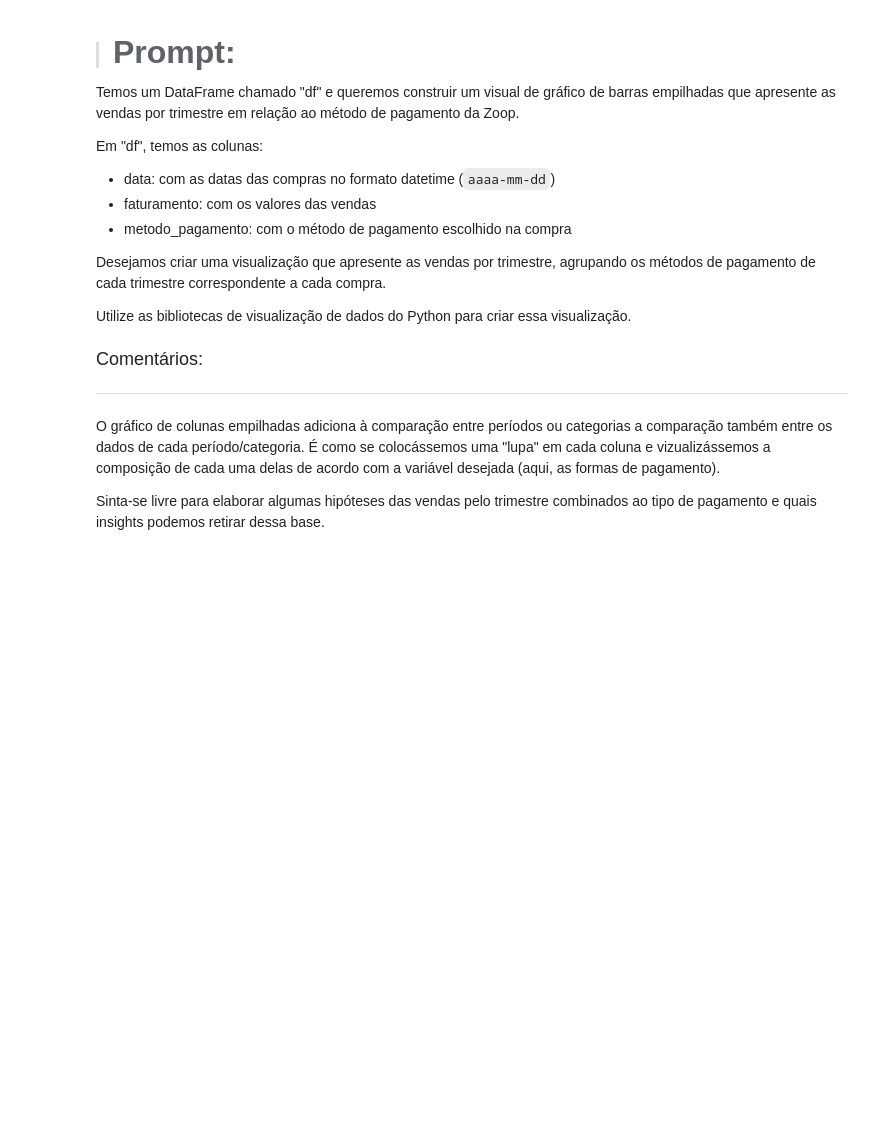
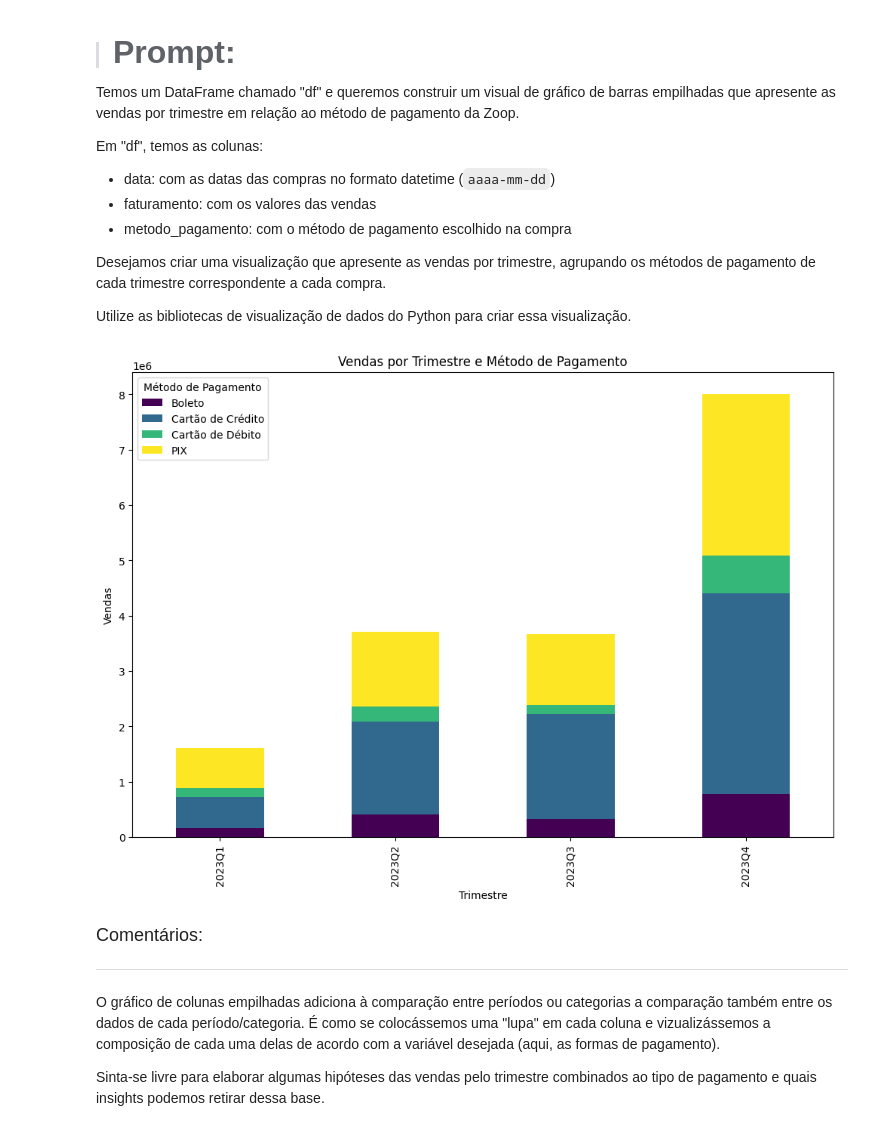
Before and after one commit to matheusnleite/ONE, a Jupyter notebook: IA-em-data-science/Projeto_Inicial_IA_aplicada_a_Data_Science.ipynb, the cells around one changed output. Saved outputs shown, nothing was run; the diff lists cells and outputs as text; code cells hidden in the pictures; blank space fills up the shorter version.

```diff
--- a/IA-em-data-science/Projeto_Inicial_IA_aplicada_a_Data_Science.ipynb
+++ b/IA-em-data-science/Projeto_Inicial_IA_aplicada_a_Data_Science.ipynb
@@ -518,6 +617,31 @@ Em "df", temos as colunas:
 Desejamos criar uma visualização que apresente as vendas por trimestre, agrupando os métodos de pagamento de cada trimestre correspondente a cada compra.
 
 Utilize as bibliotecas de visualização de dados do Python para criar essa visualização.
+# %%
+import pandas as pd
+import matplotlib.pyplot as plt
+
+# Supondo que você tenha o DataFrame "df" carregado
+
+# Converter a coluna 'data' para o formato datetime, se ainda não estiver
+df['data'] = pd.to_datetime(df['data'])
+
+# Criar uma nova coluna para identificar o trimestre
+df['trimestre'] = df['data'].dt.to_period('Q')
+
+# Agrupar por trimestre e método de pagamento, somando o faturamento
+vendas_por_trimestre = df.groupby(['trimestre', 'metodo_pagamento'])['faturamento'].sum().unstack()
+
+# Visualização em gráfico de barras empilhadas
+vendas_por_trimestre.plot(kind='bar', stacked=True, figsize=(12, 8), colormap='viridis')
+plt.title('Vendas por Trimestre e Método de Pagamento')
+plt.xlabel('Trimestre')
+plt.ylabel('Vendas')
+plt.legend(title='Método de Pagamento')
+
+plt.show()
+# %% [output]
+[figure, added]
 # %% [markdown]
 <font color="7b71ff" size=4> Comentários: </font>
 
```
Also changed, not shown: parts of 11 cells of this notebook.
